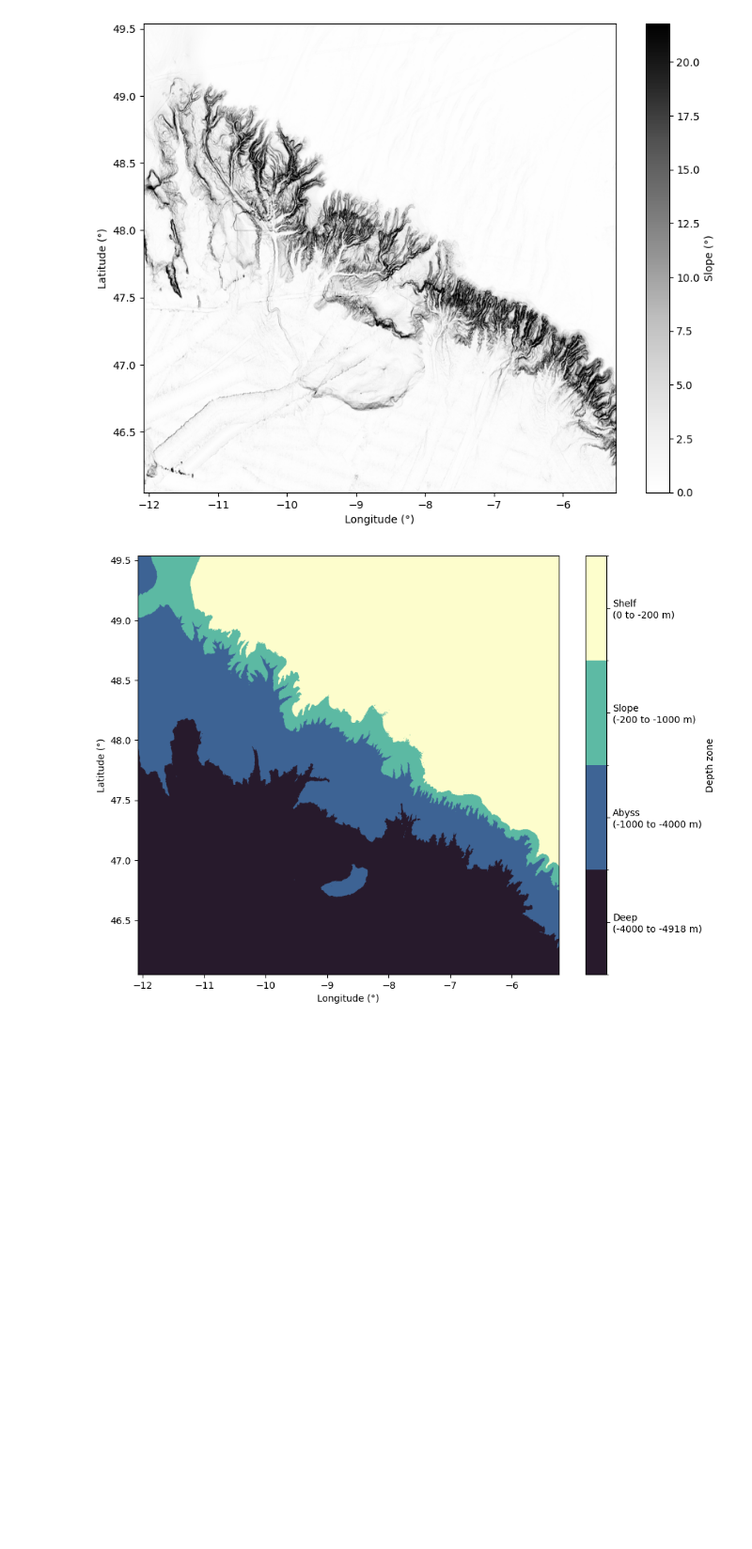
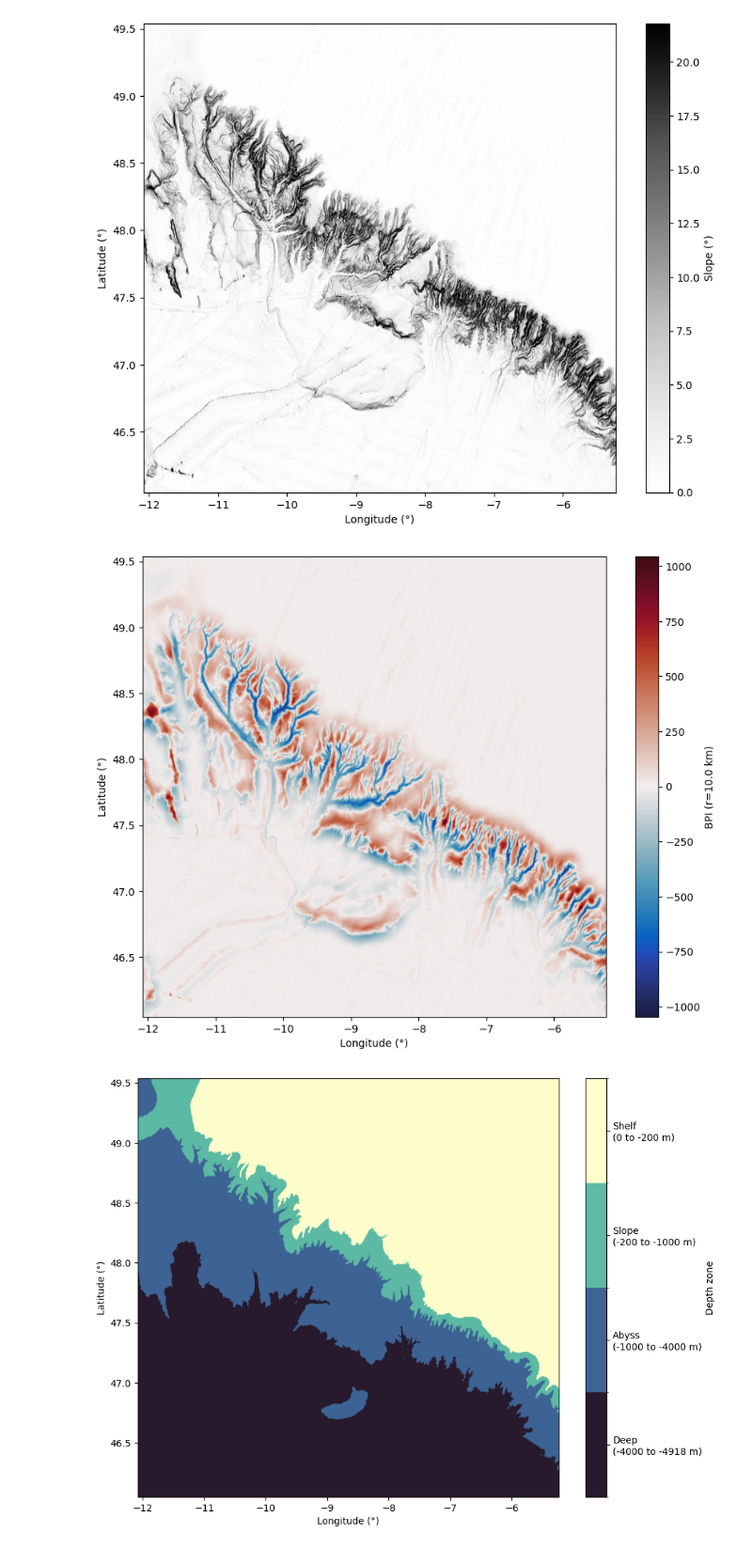
Before and after one commit to eslrgs/bathy, a Jupyter notebook: notebooks/basic_usage.ipynb, the cells around one changed output. Shown at 94% size. Cells and saved outputs as stored; diff of their text form; code cells hidden in the pictures; blank space fills up the shorter version.

```diff
--- a/notebooks/basic_usage.ipynb
+++ b/notebooks/basic_usage.ipynb
@@ -58,6 +60,11 @@ bath.plot_bathy(contours=[-200, -4000])
 bath.plot_slope()
 # %% [output]
 [figure]
+# %%
+# Bathymetric Position Index (identifies ridges and valleys)
+bath.plot_bpi(radius_km=10.0)
+# %% [output]
+[figure, added]
 # %%
 # Depth zones (shelf, slope, abyss)
 bath.plot_depth_zones()
```
Also changed, not shown: parts of 2 cells of this notebook, 2 other files.
